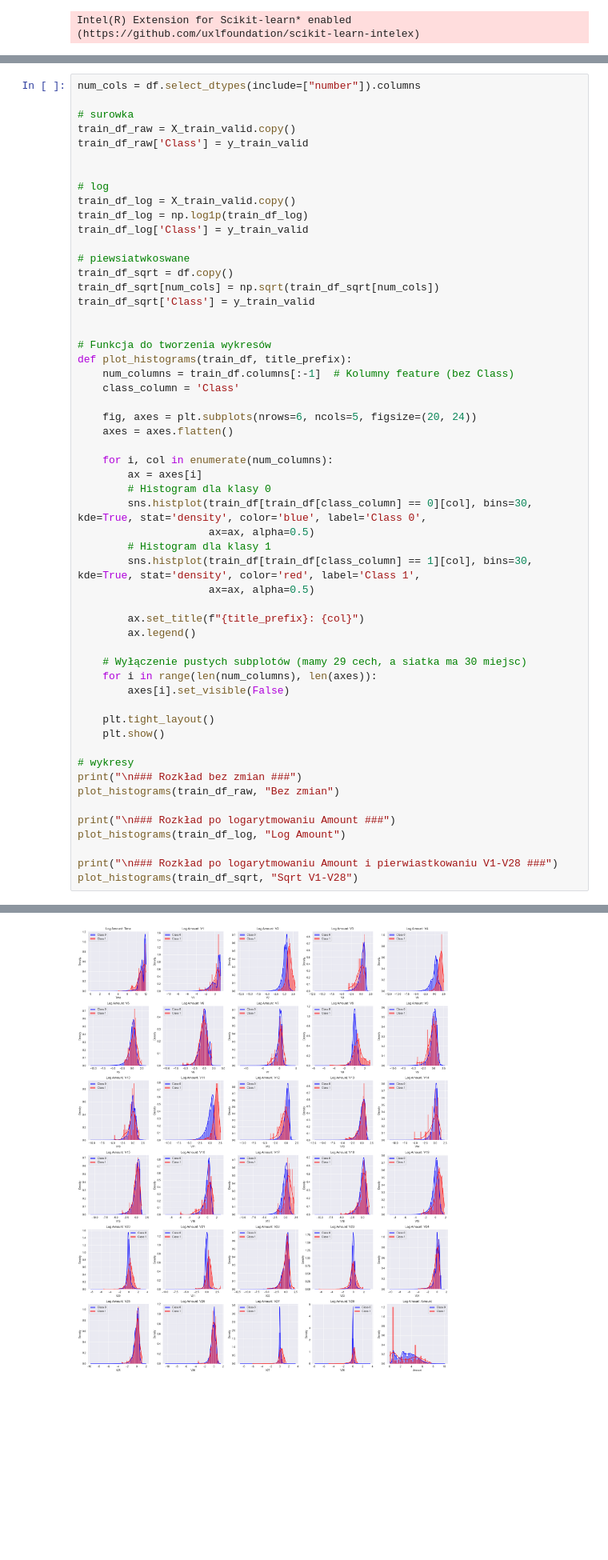
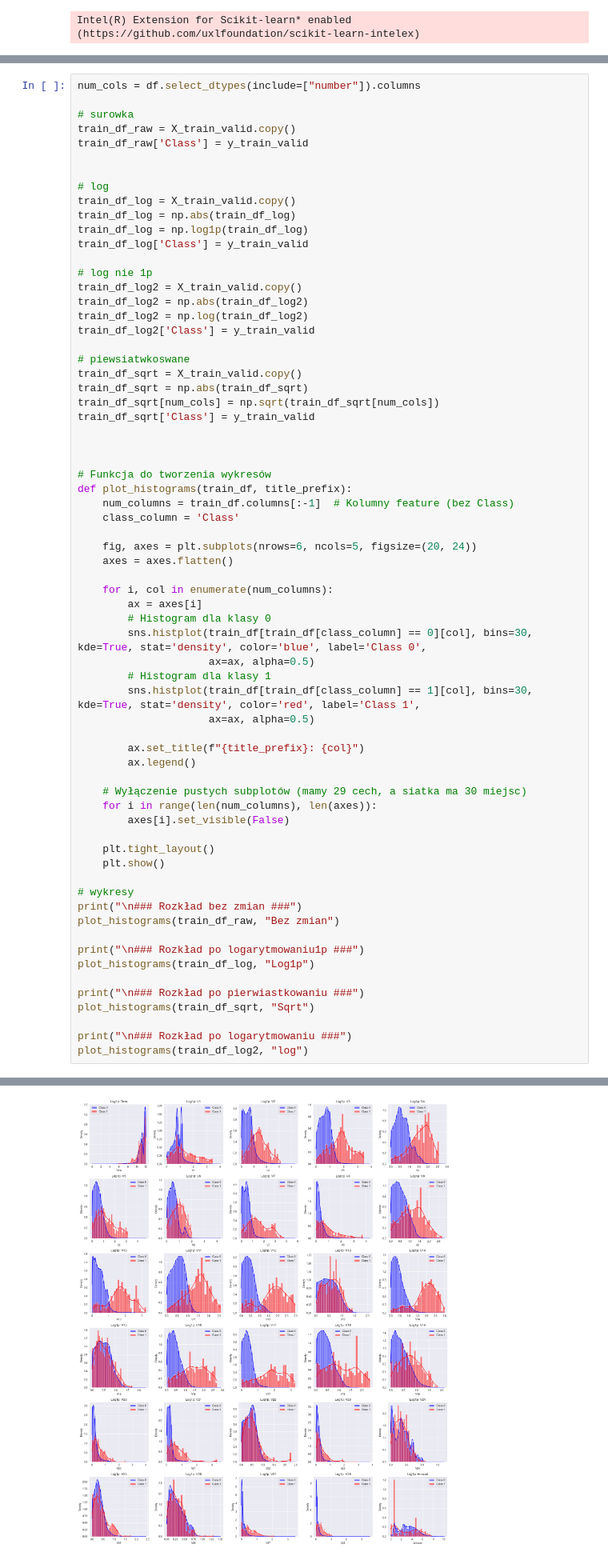
Before and after one commit to lukaszykw/IntroductionToMachineLearning-Project1, a Jupyter notebook: budowa_krok_2_4.ipynb, the cells around one changed output, grey strips where cells are left out. Shown at 80% size. Drawn from its saved outputs; the diff is of its cells as text; blank space fills up the shorter version.

```diff
--- a/budowa_krok_2_4.ipynb
+++ b/budowa_krok_2_4.ipynb
@@ -68,13 +59,22 @@ train_df_raw['Class'] = y_train_valid
 
 # log
 train_df_log = X_train_valid.copy()
+train_df_log = np.abs(train_df_log)
 train_df_log = np.log1p(train_df_log)
 train_df_log['Class'] = y_train_valid
 
+# log nie 1p
+train_df_log2 = X_train_valid.copy()
+train_df_log2 = np.abs(train_df_log2)
+train_df_log2 = np.log(train_df_log2)
+train_df_log2['Class'] = y_train_valid
+
 # piewsiatwkoswane
-train_df_sqrt = df.copy()
+train_df_sqrt = X_train_valid.copy()
+train_df_sqrt = np.abs(train_df_sqrt)
 train_df_sqrt[num_cols] = np.sqrt(train_df_sqrt[num_cols])
 train_df_sqrt['Class'] = y_train_valid
+
 
 
 # Funkcja do tworzenia wykresów
@@ -108,11 +108,14 @@ def plot_histograms(train_df, title_prefix):
 print("\n### Rozkład bez zmian ###")
 plot_histograms(train_df_raw, "Bez zmian")
 
-print("\n### Rozkład po logarytmowaniu Amount ###")
-plot_histograms(train_df_log, "Log Amount")
+print("\n### Rozkład po logarytmowaniu1p ###")
+plot_histograms(train_df_log, "Log1p")
 
-print("\n### Rozkład po logarytmowaniu Amount i pierwiastkowaniu V1-V28 ###")
-plot_histograms(train_df_sqrt, "Sqrt V1-V28")
+print("\n### Rozkład po pierwiastkowaniu ###")
+plot_histograms(train_df_sqrt, "Sqrt")
+
+print("\n### Rozkład po logarytmowaniu ###")
+plot_histograms(train_df_log2, "log")
 # %% [output]
 ### Rozkład bez zmian ###
 [figure]
@@ -120 +123 @@ plot_histograms(train_df_sqrt, "Sqrt V1-V28")
-[figure, old version]
+[figure, new version]
```
Also changed, not shown: parts of 19 cells of this notebook.
